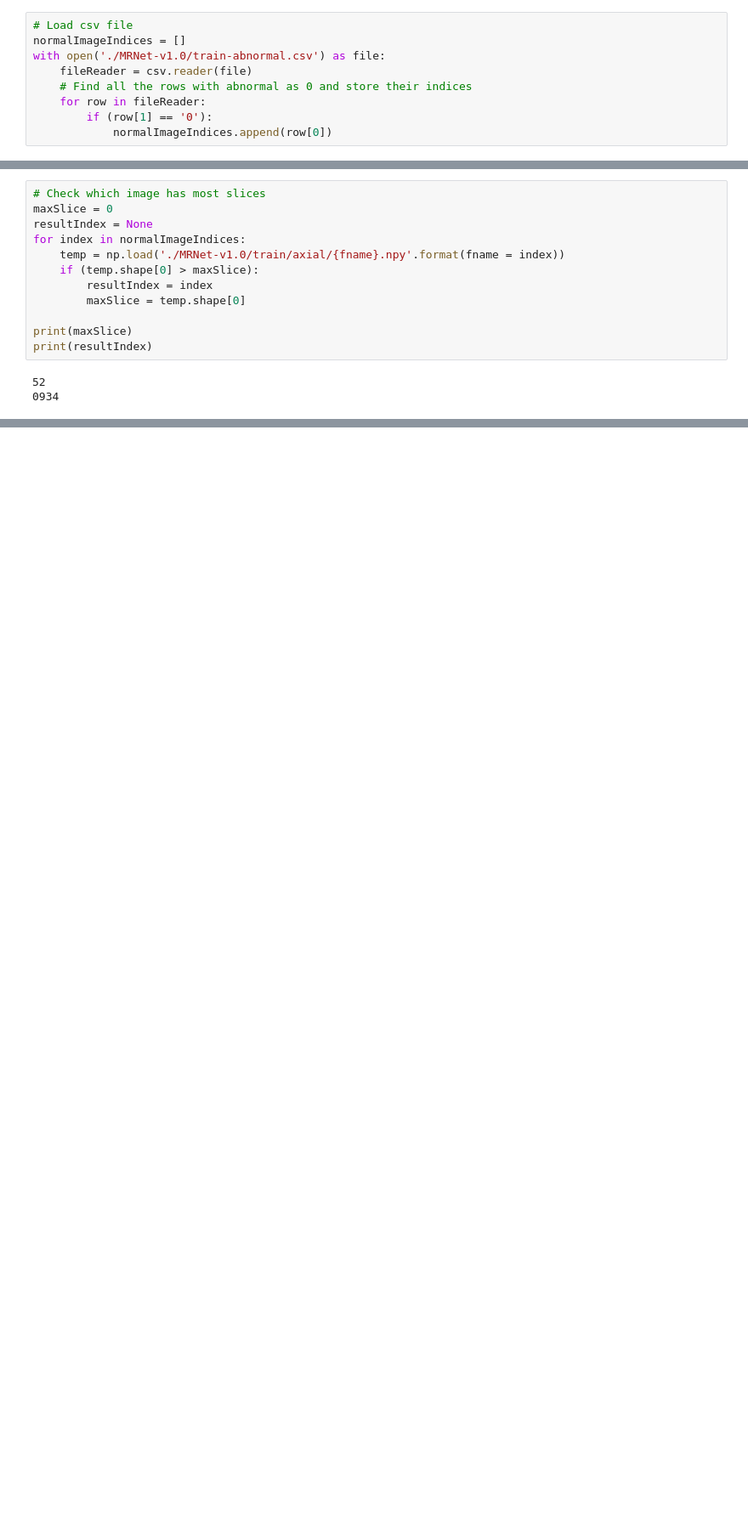
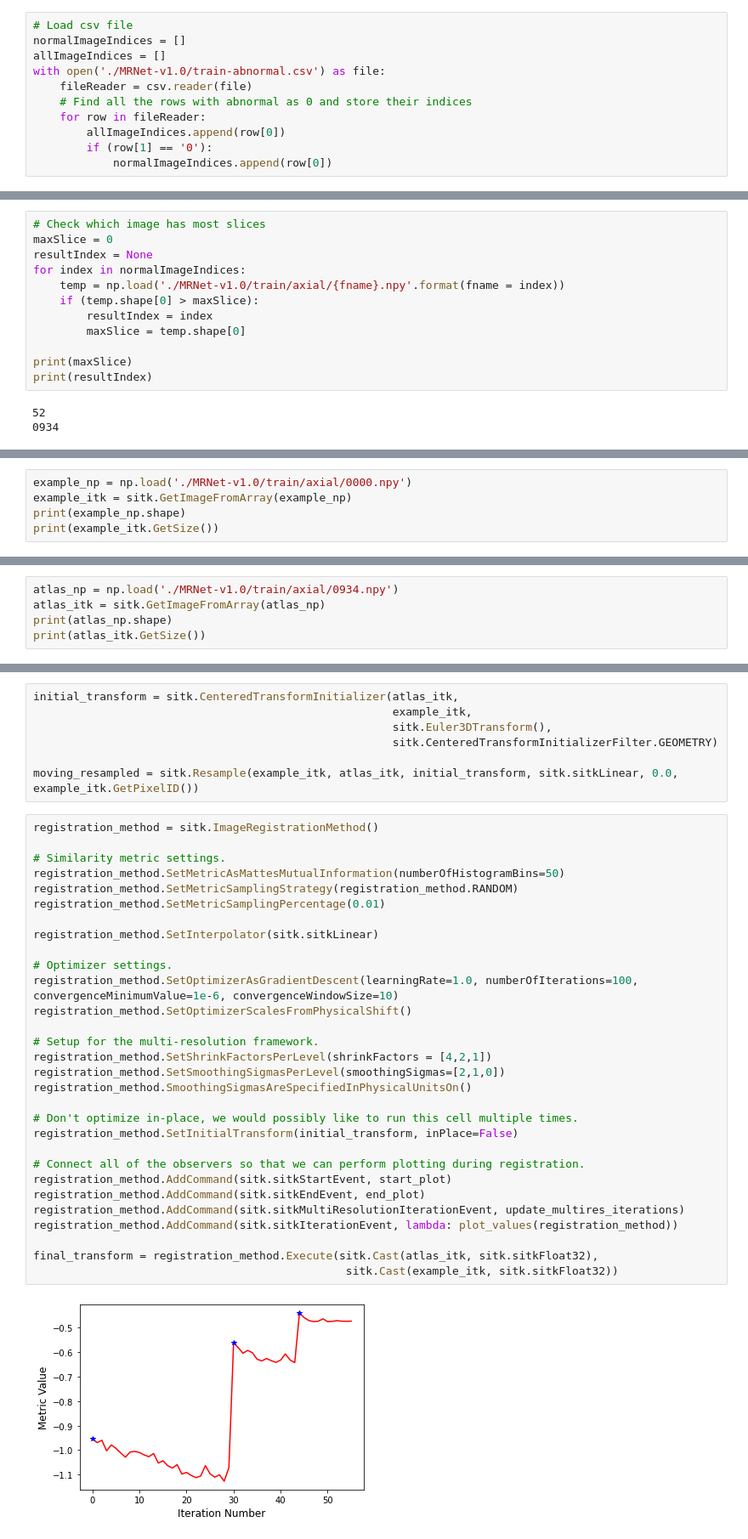
Before and after one commit to onestarYX/MSK-Image-Registration, a Jupyter notebook: MRNet/dataPreprocessor.ipynb, the cells around one changed output, grey strips where cells are left out. Shown at 85% size. Saved outputs shown, nothing was run; the diff lists cells and outputs as text; blank space fills up the shorter version.

```diff
--- a/MRNet/dataPreprocessor.ipynb
+++ b/MRNet/dataPreprocessor.ipynb
@@ -10,10 +11,12 @@ import matplotlib.pyplot as plt
 # %%
 # Load csv file
 normalImageIndices = []
+allImageIndices = []
 with open('./MRNet-v1.0/train-abnormal.csv') as file:
     fileReader = csv.reader(file)
     # Find all the rows with abnormal as 0 and store their indices
     for row in fileReader:
+        allImageIndices.append(row[0])
         if (row[1] == '0'):
             normalImageIndices.append(row[0])
 # %%
@@ -51,0 +65,5 @@ print(resultIndex)
+# %%
+example_np = np.load('./MRNet-v1.0/train/axial/0000.npy')
+example_itk = sitk.GetImageFromArray(example_np)
+print(example_np.shape)
+print(example_itk.GetSize())
@@ -51,0 +73,5 @@ print(resultIndex)
+# %%
+atlas_np = np.load('./MRNet-v1.0/train/axial/0934.npy')
+atlas_itk = sitk.GetImageFromArray(atlas_np)
+print(atlas_np.shape)
+print(atlas_itk.GetSize())
@@ -51,0 +117,39 @@ print(resultIndex)
+# %%
+initial_transform = sitk.CenteredTransformInitializer(atlas_itk,
+                                                      example_itk,
+                                                      sitk.Euler3DTransform(),
+                                                      sitk.CenteredTransformInitializerFilter.GEOMETRY)
+
+moving_resampled = sitk.Resample(example_itk, atlas_itk, initial_transform, sitk.sitkLinear, 0.0, example_itk.GetPixelID())
+# %%
+registration_method = sitk.ImageRegistrationMethod()
+
+# Similarity metric settings.
+registration_method.SetMetricAsMattesMutualInformation(numberOfHistogramBins=50)
+registration_method.SetMetricSamplingStrategy(registration_method.RANDOM)
+registration_method.SetMetricSamplingPercentage(0.01)
+
+registration_method.SetInterpolator(sitk.sitkLinear)
+
+# Optimizer settings.
+registration_method.SetOptimizerAsGradientDescent(learningRate=1.0, numberOfIterations=100, convergenceMinimumValue=1e-6, convergenceWindowSize=10)
+registration_method.SetOptimizerScalesFromPhysicalShift()
+
+# Setup for the multi-resolution framework.
+registration_method.SetShrinkFactorsPerLevel(shrinkFactors = [4,2,1])
+registration_method.SetSmoothingSigmasPerLevel(smoothingSigmas=[2,1,0])
+registration_method.SmoothingSigmasAreSpecifiedInPhysicalUnitsOn()
+
+# Don't optimize in-place, we would possibly like to run this cell multiple times.
+registration_method.SetInitialTransform(initial_transform, inPlace=False)
+
+# Connect all of the observers so that we can perform plotting during registration.
+registration_method.AddCommand(sitk.sitkStartEvent, start_plot)
+registration_method.AddCommand(sitk.sitkEndEvent, end_plot)
+registration_method.AddCommand(sitk.sitkMultiResolutionIterationEvent, update_multires_iterations)
+registration_method.AddCommand(sitk.sitkIterationEvent, lambda: plot_values(registration_method))
+
+final_transform = registration_method.Execute(sitk.Cast(atlas_itk, sitk.sitkFloat32),
+                                               sitk.Cast(example_itk, sitk.sitkFloat32))
+# %% [output]
+[figure, added]
```
Also changed, not shown: parts of 38 cells of this notebook, 2 other files.
